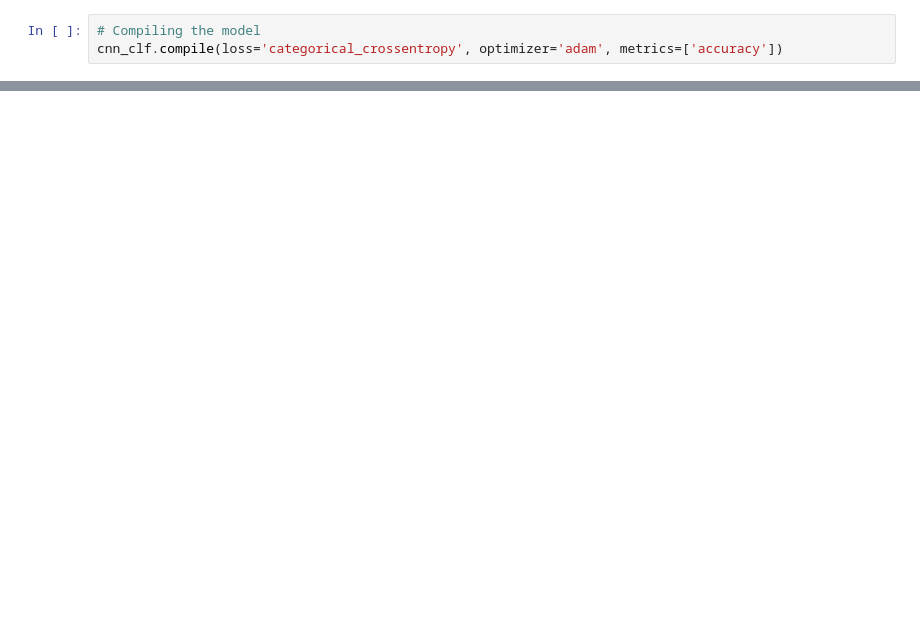
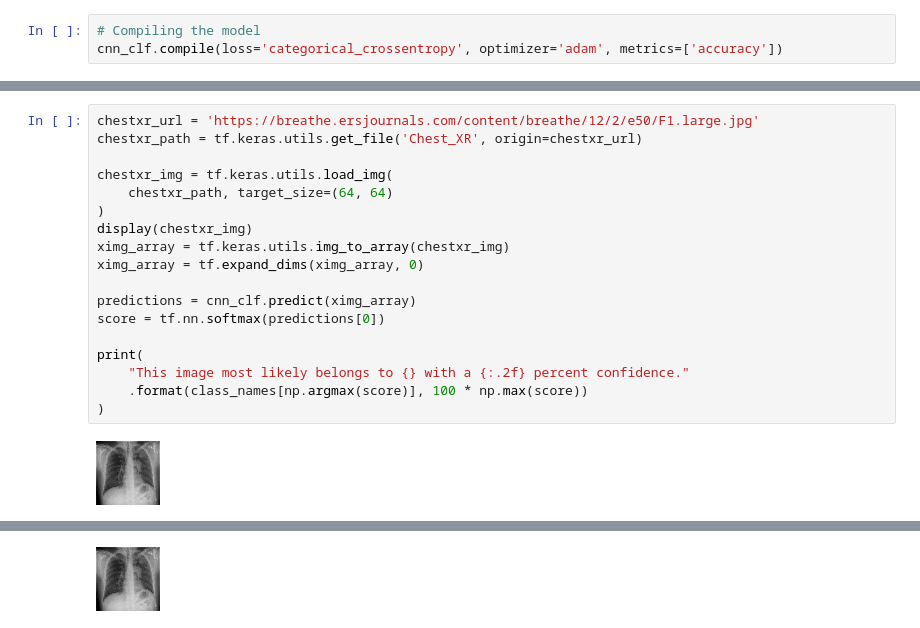
Before and after one commit to shaswata56/ML-Lab, a Jupyter notebook: Final/ML_Lab_Final_Assignment_2017831050.ipynb, the cells around one changed output, grey strips where cells are left out. Saved outputs shown, nothing was run; the diff lists cells and outputs as text; blank space fills up the shorter version.

```diff
--- a/Final/ML_Lab_Final_Assignment_2017831050.ipynb
+++ b/Final/ML_Lab_Final_Assignment_2017831050.ipynb
@@ -147,0 +201,20 @@ plt.show()
+# %%
+chestxr_url = 'https://breathe.ersjournals.com/content/breathe/12/2/e50/F1.large.jpg'
+chestxr_path = tf.keras.utils.get_file('Chest_XR', origin=chestxr_url)
+
+chestxr_img = tf.keras.utils.load_img(
+    chestxr_path, target_size=(64, 64)
+)
+display(chestxr_img)
+ximg_array = tf.keras.utils.img_to_array(chestxr_img)
+ximg_array = tf.expand_dims(ximg_array, 0)
+
+predictions = cnn_clf.predict(ximg_array)
+score = tf.nn.softmax(predictions[0])
+
+print(
+    "This image most likely belongs to {} with a {:.2f} percent confidence."
+    .format(class_names[np.argmax(score)], 100 * np.max(score))
+)
+# %% [output]
+[figure, added]
@@ -147,0 +223 @@ plt.show()
+[figure, added]
```
Also changed, not shown: parts of 11 cells of this notebook.
